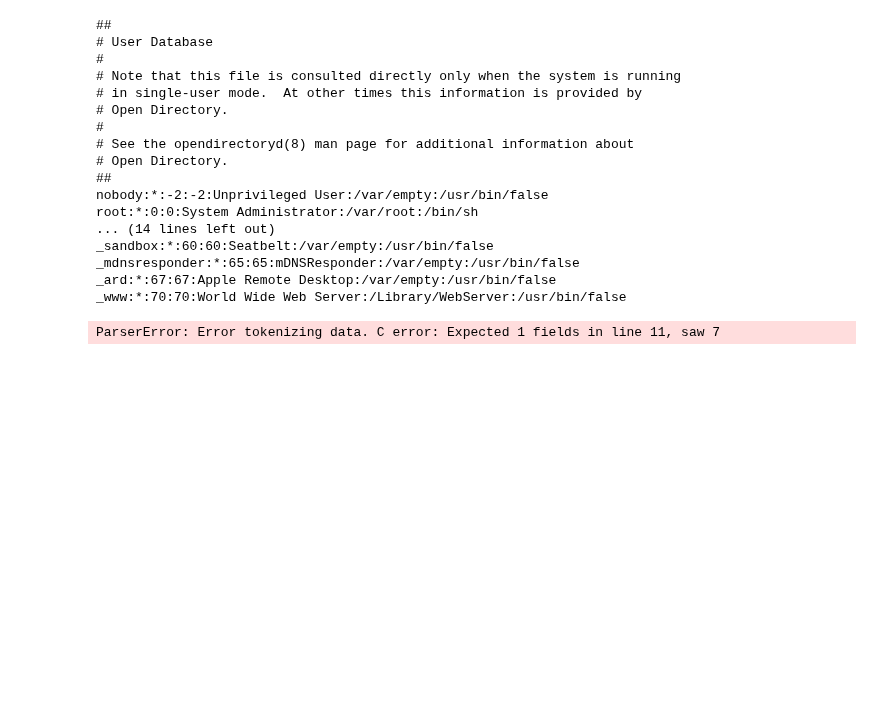
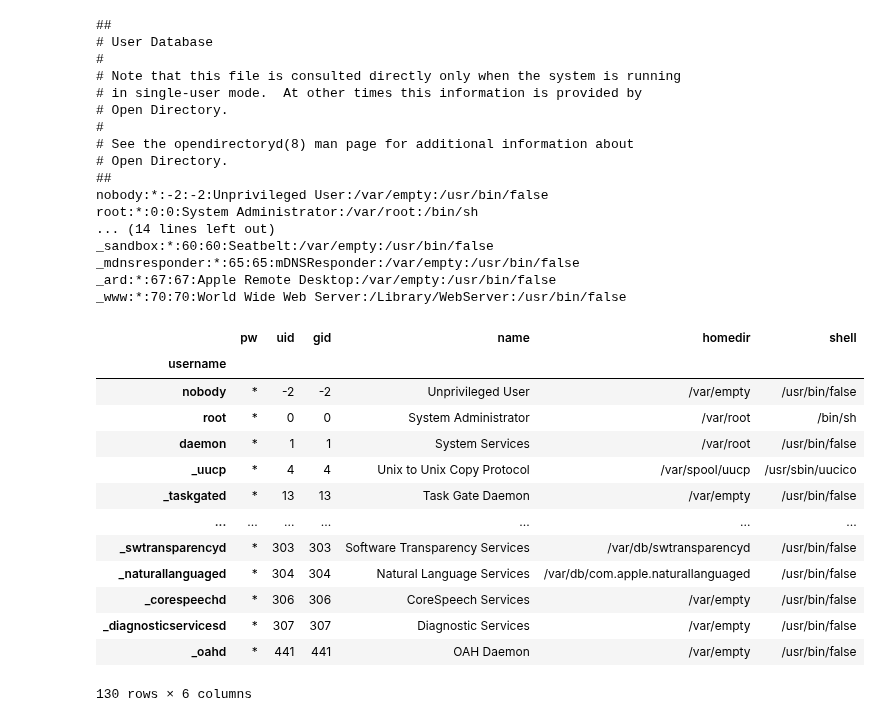
Before and after one commit to reuven/Apple-2025-autumn-Python, a Jupyter notebook: 2025-11November-11.ipynb, the cells around one changed output. Saved outputs shown, nothing was run; the diff lists cells and outputs as text; code cells hidden in the pictures; blank space fills up the shorter version.

```diff
--- a/2025-11November-11.ipynb
+++ b/2025-11November-11.ipynb
@@ -825,6 +825,22 @@ _www:*:70:70:World Wide Web Server:/Library/WebServer:/usr/bin/false
 # %%
 pd.read_csv('/etc/passwd',
            sep=':',
-           comment='#')
+           comment='#',
+           header=None,
+           names=['username', 'pw', 'uid', 'gid', 'name', 'homedir', 'shell'],
+           index_col='username')
 # %% [output]
+|  | pw | uid | gid | name | homedir | shell |
+| username |  |  |  |  |  |  |
+| nobody | * | -2 | -2 | Unprivileged User | /var/empty | /usr/bin/false |
+| root | * | 0 | 0 | System Administrator | /var/root | /bin/sh |
+| daemon | * | 1 | 1 | System Services | /var/root | /usr/bin/false |
+| _uucp | * | 4 | 4 | Unix to Unix Copy Protocol | /var/spool/uucp | /usr/sbin/uucico |
+| _taskgated | * | 13 | 13 | Task Gate Daemon | /var/empty | /usr/bin/false |
+| ... | ... | ... | ... | ... | ... | ... |
+| _swtransparencyd | * | 303 | 303 | Software Transparency Services | /var/db/swtransparencyd | /usr/bin/false |
+| _naturallanguaged | * | 304 | 304 | Natural Language Services | /var/db/com.apple.naturallanguaged | /usr/bin/false |
+| _corespeechd | * | 306 | 306 | CoreSpeech Services | /var/empty | /usr/bin/false |
+| _diagnosticservicesd | * | 307 | 307 | Diagnostic Services | /var/empty | /usr/bin/false |
+| _oahd | * | 441 | 441 | OAH Daemon | /var/empty | /usr/bin/false |
-ParserError: Error tokenizing data. C error: Expected 1 fields in line 11, saw 7
+130 rows × 6 columns
```
